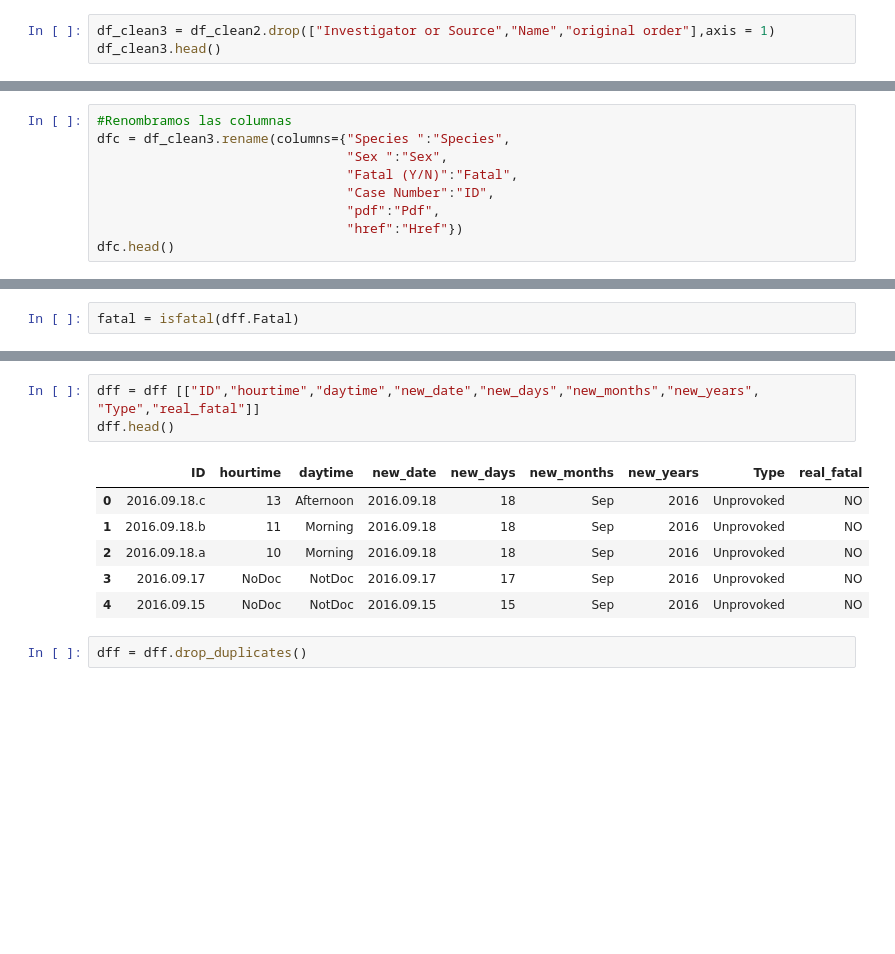
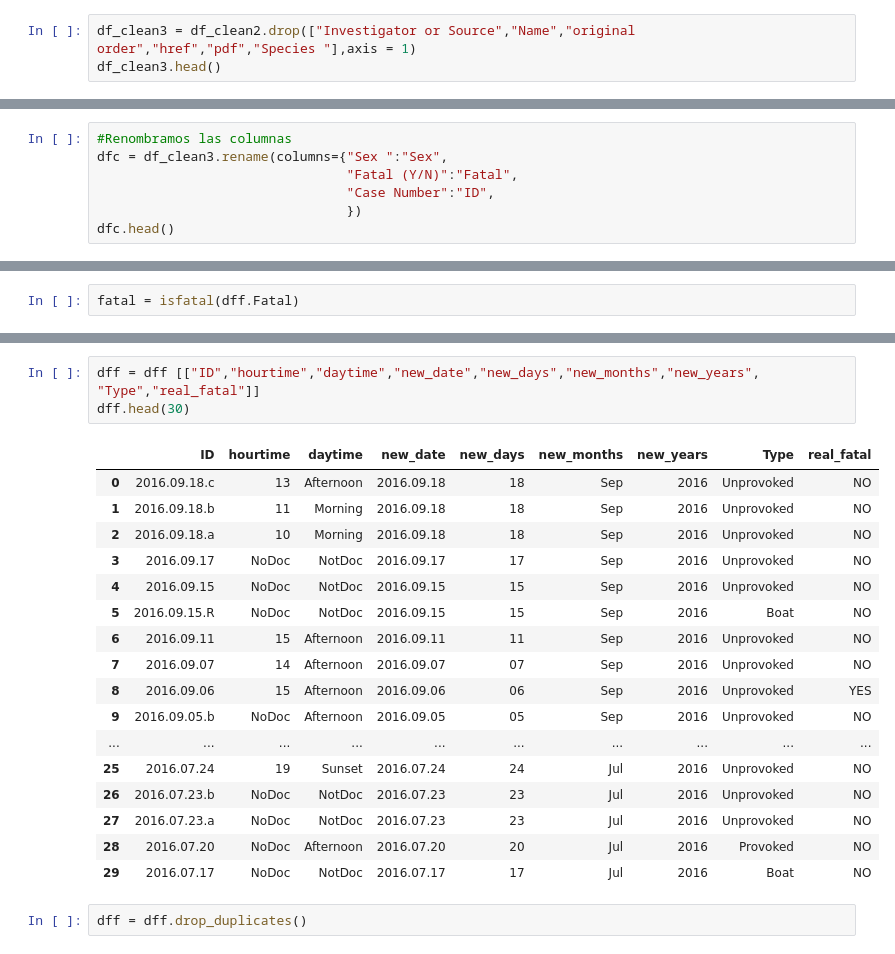
Before and after one commit to MdeMaic/DataCleansing_Pandas_Project, a Jupyter notebook: Datacleansing_shark_project.ipynb, the cells around one changed output, grey strips where cells are left out. Drawn from its saved outputs; the diff is of its cells as text; blank space fills up the shorter version.

```diff
--- a/Datacleansing_shark_project.ipynb
+++ b/Datacleansing_shark_project.ipynb
@@ -196,5 +184,5 @@ Ahora eliminamos las columnas con información que no aporta datos relevantes:
 # %%
-df_clean3 = df_clean2.drop(["Investigator or Source","Name","original order"],axis = 1)
+df_clean3 = df_clean2.drop(["Investigator or Source","Name","original order","href","pdf","Species "],axis = 1)
 df_clean3.head()
 # %% [output]
 |  | Case Number | Date | Year | Type | Country | Area | Location | Activity | Sex | Age | ... |
@@ -205,12 +193,10 @@ df_clean3.head()
 | 4 | 2016.09.15 | 16-Sep-16 | 2016 | Unprovoked | AUSTRALIA | Victoria | Bells Beach | Surfing | M | NaN | ... |
 # %%
 #Renombramos las columnas
-dfc = df_clean3.rename(columns={"Species ":"Species",
-                                "Sex ":"Sex",
+dfc = df_clean3.rename(columns={"Sex ":"Sex",
                                 "Fatal (Y/N)":"Fatal",
                                 "Case Number":"ID",
-                                "pdf":"Pdf",
-                                "href":"Href"})
+                                })
 dfc.head()
 # %% [output]
 |  | ID | Date | Year | Type | Country | Area | Location | Activity | Sex | Age | Injury | ... |
@@ -831,14 +809,25 @@ dff.head()
 | 4 | 2016.09.15 | NoDoc | NotDoc | 2016.09.15 | 15 | Sep | 2016 | Unprovoked | AUSTRALIA | Victoria | ... |
 # %%
 dff = dff [["ID","hourtime","daytime","new_date","new_days","new_months","new_years", "Type","real_fatal"]]
-dff.head()
+dff.head(30)
 # %% [output]
 |  | ID | hourtime | daytime | new_date | new_days | new_months | new_years | Type | real_fatal |
 | 0 | 2016.09.18.c | 13 | Afternoon | 2016.09.18 | 18 | Sep | 2016 | Unprovoked | NO |
 | 1 | 2016.09.18.b | 11 | Morning | 2016.09.18 | 18 | Sep | 2016 | Unprovoked | NO |
 | 2 | 2016.09.18.a | 10 | Morning | 2016.09.18 | 18 | Sep | 2016 | Unprovoked | NO |
 | 3 | 2016.09.17 | NoDoc | NotDoc | 2016.09.17 | 17 | Sep | 2016 | Unprovoked | NO |
 | 4 | 2016.09.15 | NoDoc | NotDoc | 2016.09.15 | 15 | Sep | 2016 | Unprovoked | NO |
+| 5 | 2016.09.15.R | NoDoc | NotDoc | 2016.09.15 | 15 | Sep | 2016 | Boat | NO |
+| 6 | 2016.09.11 | 15 | Afternoon | 2016.09.11 | 11 | Sep | 2016 | Unprovoked | NO |
+| 7 | 2016.09.07 | 14 | Afternoon | 2016.09.07 | 07 | Sep | 2016 | Unprovoked | NO |
+| 8 | 2016.09.06 | 15 | Afternoon | 2016.09.06 | 06 | Sep | 2016 | Unprovoked | YES |
+| 9 | 2016.09.05.b | NoDoc | Afternoon | 2016.09.05 | 05 | Sep | 2016 | Unprovoked | NO |
+| ... | ... | ... | ... | ... | ... | ... | ... | ... | ... |
+| 25 | 2016.07.24 | 19 | Sunset | 2016.07.24 | 24 | Jul | 2016 | Unprovoked | NO |
+| 26 | 2016.07.23.b | NoDoc | NotDoc | 2016.07.23 | 23 | Jul | 2016 | Unprovoked | NO |
+| 27 | 2016.07.23.a | NoDoc | NotDoc | 2016.07.23 | 23 | Jul | 2016 | Unprovoked | NO |
+| 28 | 2016.07.20 | NoDoc | Afternoon | 2016.07.20 | 20 | Jul | 2016 | Provoked | NO |
+| 29 | 2016.07.17 | NoDoc | NotDoc | 2016.07.17 | 17 | Jul | 2016 | Boat | NO |
 # %%
 dff = dff.drop_duplicates()
 # %%
```
Also changed, not shown: parts of 29 cells of this notebook, 1 other file.
